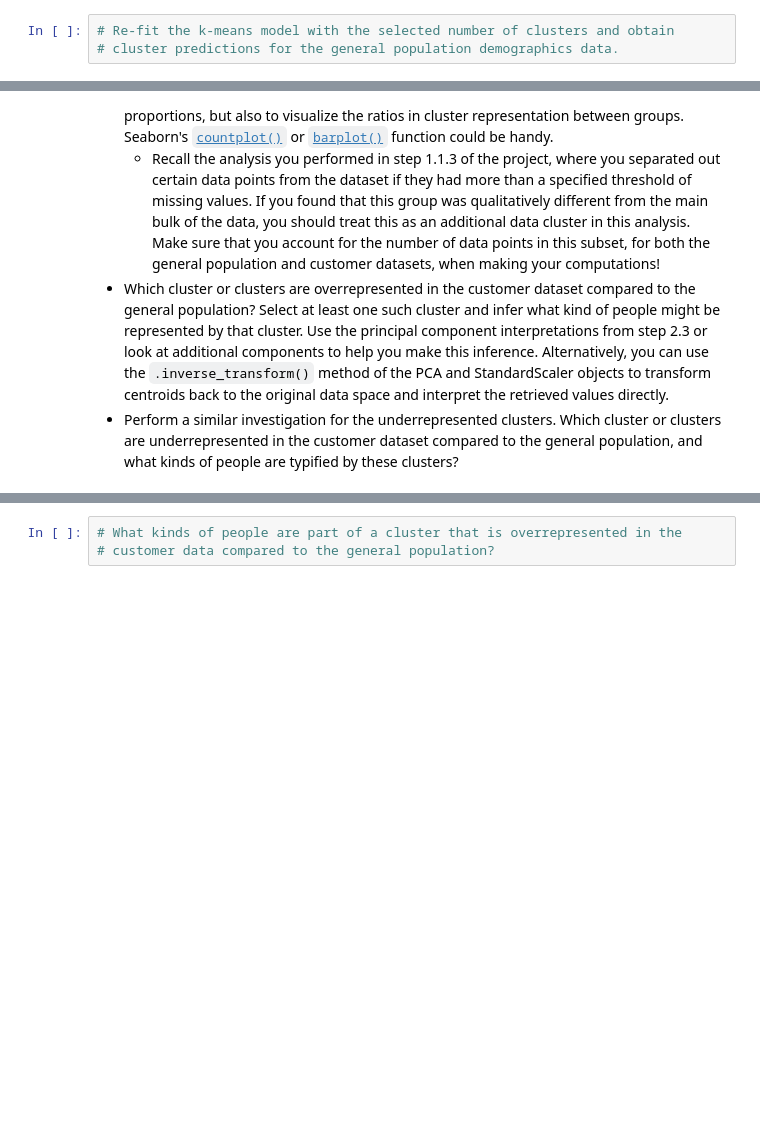
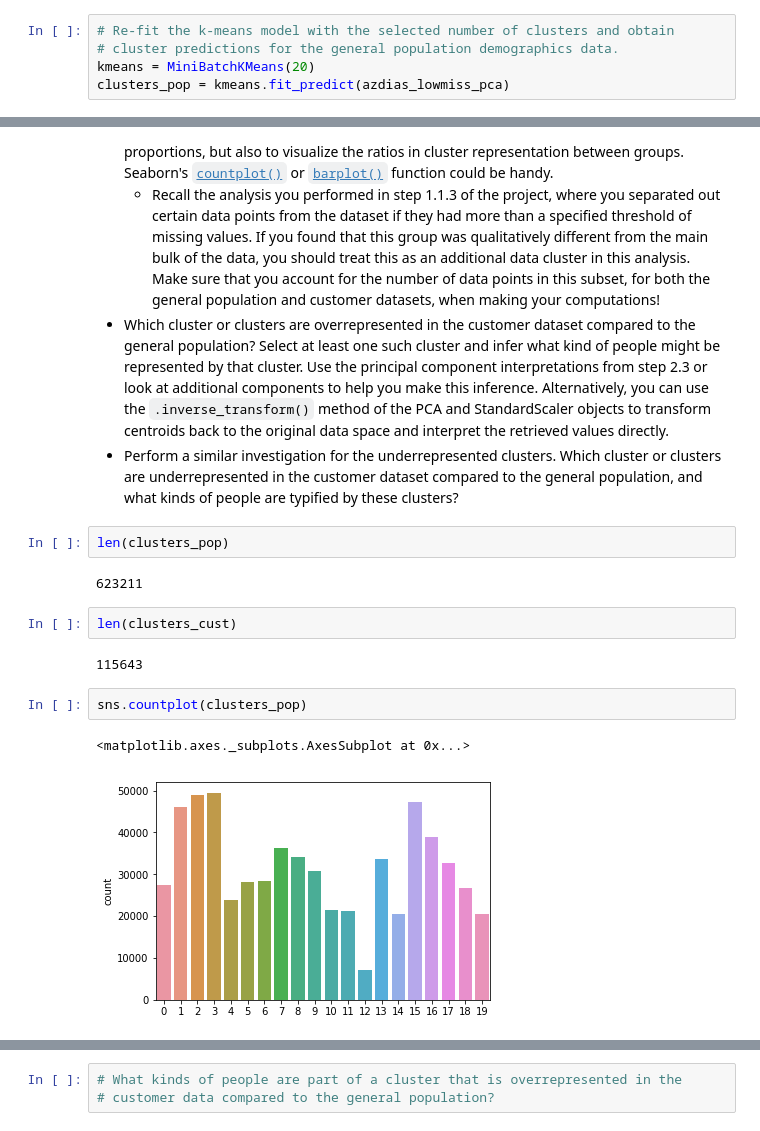
Before and after one commit to denizn/Identify-Customer-Segments, a Jupyter notebook: Identify_Customer_Segments.ipynb, the cells around one changed output, grey strips where cells are left out. Saved outputs shown, nothing was run; the diff lists cells and outputs as text; blank space fills up the shorter version.

```diff
--- a/Identify_Customer_Segments.ipynb
+++ b/Identify_Customer_Segments.ipynb
@@ -762,6 +761,8 @@ plt.plot(range(10,30,1), [abs(x) for x in kmeans_scores])
 # %%
 # Re-fit the k-means model with the selected number of clusters and obtain
 # cluster predictions for the general population demographics data.
+kmeans = MiniBatchKMeans(20)
+clusters_pop = kmeans.fit_predict(azdias_lowmiss_pca)
 # %% [markdown]
 ### Discussion 3.1: Apply Clustering to General Population
 
@@ -794,3 +869,16 @@ Take a look at the following points in this step:
   - Recall the analysis you performed in step 1.1.3 of the project, where you separated out certain data points from the dataset if they had more than a specified threshold of missing values. If you found that this group was qualitatively different from the main bulk of the data, you should treat this as an additional data cluster in this analysis. Make sure that you account for the number of data points in this subset, for both the general population and customer datasets, when making your computations!
 - Which cluster or clusters are overrepresented in the customer dataset compared to the general population? Select at least one such cluster and infer what kind of people might be represented by that cluster. Use the principal component interpretations from step 2.3 or look at additional components to help you make this inference. Alternatively, you can use the `.inverse_transform()` method of the PCA and StandardScaler objects to transform centroids back to the original data space and interpret the retrieved values directly.
 - Perform a similar investigation for the underrepresented clusters. Which cluster or clusters are underrepresented in the customer dataset compared to the general population, and what kinds of people are typified by these clusters?
+# %%
+len(clusters_pop)
+# %% [output]
+623211
+# %%
+len(clusters_cust)
+# %% [output]
+115643
+# %%
+sns.countplot(clusters_pop)
+# %% [output]
+<matplotlib.axes._subplots.AxesSubplot at 0x...>
+[figure, added]
```
Also changed, not shown: parts of 34 cells of this notebook, 1 other file.
